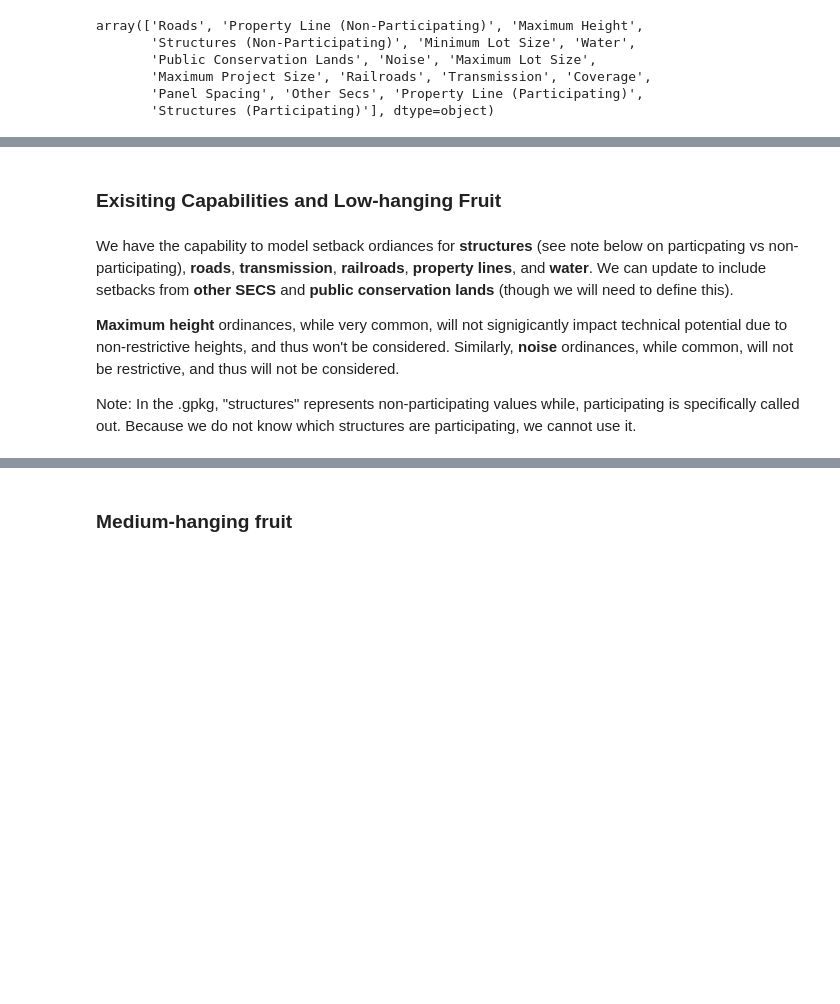
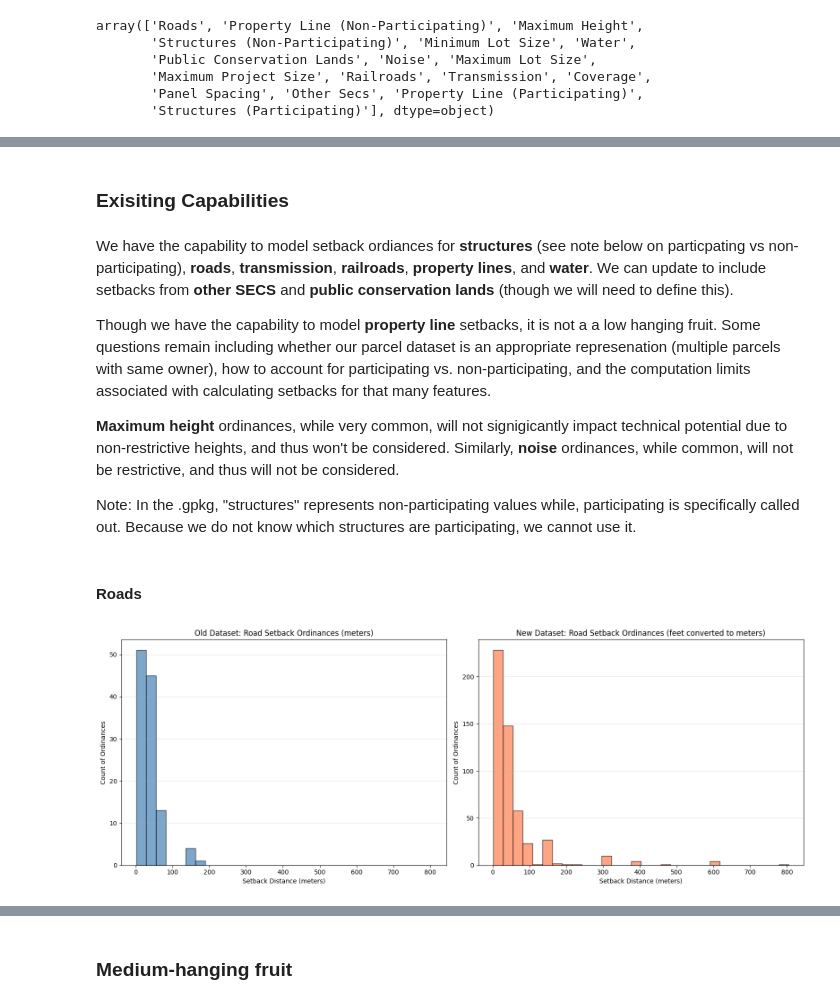
Before and after one commit to gabezuckerman/compass-integration-roadmap, a Jupyter notebook: compass_integration_roadmap_pv.ipynb, the cells around one changed output, grey strips where cells are left out. Drawn from its saved outputs; the diff is of its cells as text; code cells hidden in the pictures; blank space fills up the shorter version.

```diff
--- a/compass_integration_roadmap_pv.ipynb
+++ b/compass_integration_roadmap_pv.ipynb
@@ -9,6 +18,7 @@ from rich import print
 # %%
 #Reading in ordinace data
 ord = pd.read_excel('/Users/gzuckerm/Desktop/eagle_transfers/from_eagle/Supply_Curves/FY26/COMPASS/Solar Ordinances 2025.xlsx', skiprows=1)
+old_ord = pd.read_excel('/Users/gzuckerm/Desktop/eagle_transfers/from_eagle/Supply_Curves/FY26/COMPASS/Solar Ordinances.xlsx', sheet_name='County, State')
 # %%
 #Examining the numerical ordiances
 numeric_count = pd.to_numeric(ord.Value, errors='coerce').notna().sum()
@@ -57,9 +92,81 @@ Panel Spacing: 2
 # %% [markdown]
-### Exisiting Capabilities and Low-hanging Fruit
+### Exisiting Capabilities
 # %% [markdown]
 We have the capability to model setback ordiances for **structures** (see note below on particpating vs non-participating), **roads**, **transmission**, **railroads**, **property lines**, and **water**. We can update to include setbacks from **other SECS** and **public conservation lands** (though we will need to define this).
+
+Though we have the capability to model **property line** setbacks, it is not a a low hanging fruit. Some questions remain including whether our parcel dataset is an appropriate represenation (multiple parcels with same owner), how to account for participating vs. non-participating, and the computation limits associated with calculating setbacks for that many features.
 
 **Maximum height** ordinances, while very common, will not signigicantly impact technical potential due to non-restrictive heights, and thus won't be considered. Similarly, **noise** ordinances, while common, will not be restrictive, and thus will not be considered.
 
 Note:
 In the .gpkg, "structures" represents non-participating values while, participating is specifically called out. Because we do not know which structures are participating, we cannot use it.
+# %% [markdown]
+#### Roads
+# %%
+
+# Create side-by-side histograms comparing old and new road ordinance values
+fig, (ax1, ax2) = plt.subplots(1, 2, figsize=(16, 6))
+
+# Old ordinances - Roads with units of Meters
+old_road_data = old_ord[old_ord['Feature Type'] == 'Roads']
+old_road_data = old_road_data[old_road_data['Value Type'] == 'Meters']
+old_road_values = pd.to_numeric(old_road_data['Value'], errors='coerce').dropna()
+
+# New ordinances - Roads with units of feet (convert to meters)
+new_road_data = usable_ord[usable_ord['Feature'] == 'Roads']
+new_road_data = new_road_data[new_road_data['Units'] == 'feet']
+new_road_values = pd.to_numeric(new_road_data['Value'], errors='coerce').dropna()
+new_road_values_meters = new_road_values * 0.3048  # Convert feet to meters
+
+# Determine common bin edges for aligned x-axes
+all_values = pd.concat([old_road_values, new_road_values_meters])
+bins = np.histogram_bin_edges(all_values, bins=30)
+
+# Plot old ordinances
+ax1.hist(old_road_values, bins=bins, edgecolor='black', alpha=0.7, color='steelblue')
+ax1.set_xlabel('Setback Distance (meters)')
+ax1.set_ylabel('Count of Ordinances')
+ax1.set_title('Old Dataset: Road Setback Ordinances (meters)')
+ax1.grid(True, alpha=0.3, axis='y')
+
+# Plot new ordinances (converted to meters)
+ax2.hist(new_road_values_meters, bins=bins, edgecolor='black', alpha=0.7, color='coral')
+ax2.set_xlabel('Setback Distance (meters)')
+ax2.set_ylabel('Count of Ordinances')
+ax2.set_title('New Dataset: Road Setback Ordinances (feet converted to meters)')
+ax2.grid(True, alpha=0.3, axis='y')
+
+plt.tight_layout()
+plt.show()
+
+# Calculate percentages for old dataset
+old_roads_total = len(old_ord[old_ord['Feature Type'] == 'Roads'])
+old_meters_count = len(old_road_values)
+old_meters_pct = (old_meters_count / old_roads_total * 100) if old_roads_total > 0 else 0
+
+# Calculate percentages for new dataset
+new_roads_total = len(usable_ord[usable_ord['Feature'] == 'Roads'])
+new_feet_count = len(new_road_values_meters)
+new_feet_pct = (new_feet_count / new_roads_total * 100) if new_roads_total > 0 else 0
+
+# Print summary statistics
+stats_output = []
+stats_output.append(f"Old Dataset (Roads, Meters only - {old_meters_pct:.1f}% of all road ordinances):")
+stats_output.append(f"  Count: {len(old_road_values)}")
+if len(old_road_values) > 0:
+    stats_output.append(f"  Mean: {old_road_values.mean():.2f} m")
+    stats_output.append(f"  Median: {old_road_values.median():.2f} m")
+    stats_output.append(f"  Min: {old_road_values.min():.2f} m")
+    stats_output.append(f"  Max: {old_road_values.max():.2f} m")
+
+stats_output.append(f"\nNew Dataset (Roads, Feet only converted to Meters - {new_feet_pct:.1f}% of all road ordinances):")
+stats_output.append(f"  Count: {len(new_road_values_meters)}")
+if len(new_road_values_meters) > 0:
+    stats_output.append(f"  Mean: {new_road_values_meters.mean():.2f} m")
+    stats_output.append(f"  Median: {new_road_values_meters.median():.2f} m")
+    stats_output.append(f"  Min: {new_road_values_meters.min():.2f} m")
+    stats_output.append(f"  Max: {new_road_values_meters.max():.2f} m")
+
+print("\n".join(stats_output))
+# %% [output]
+[figure, added]
```
Also changed, not shown: parts of 14 cells of this notebook, 4 other files.
